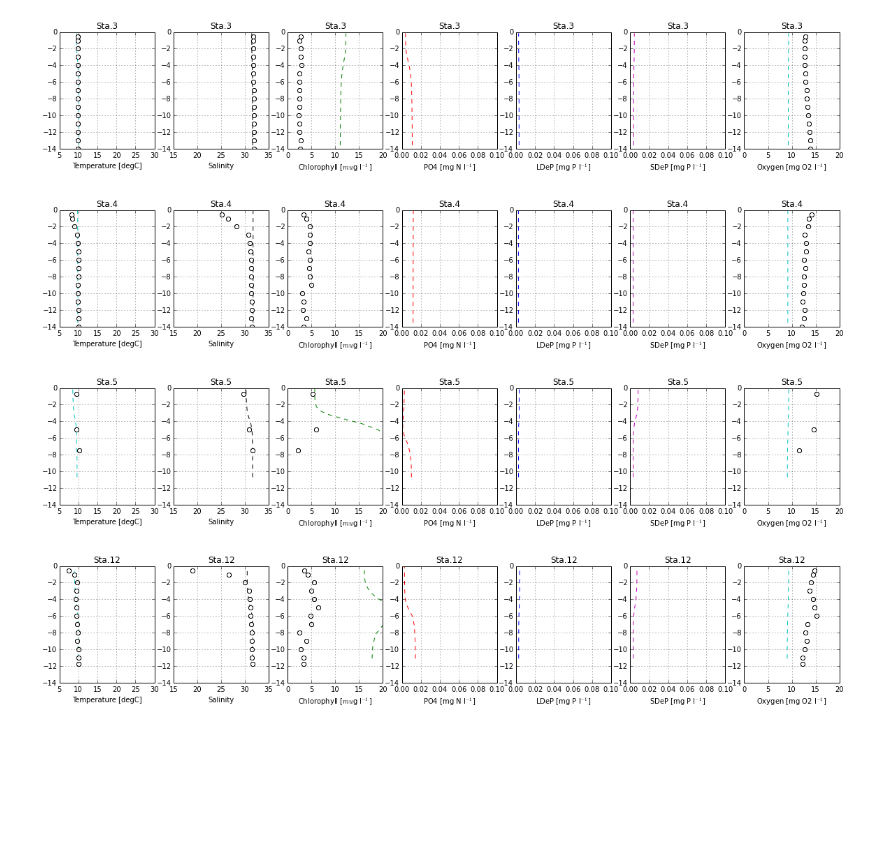
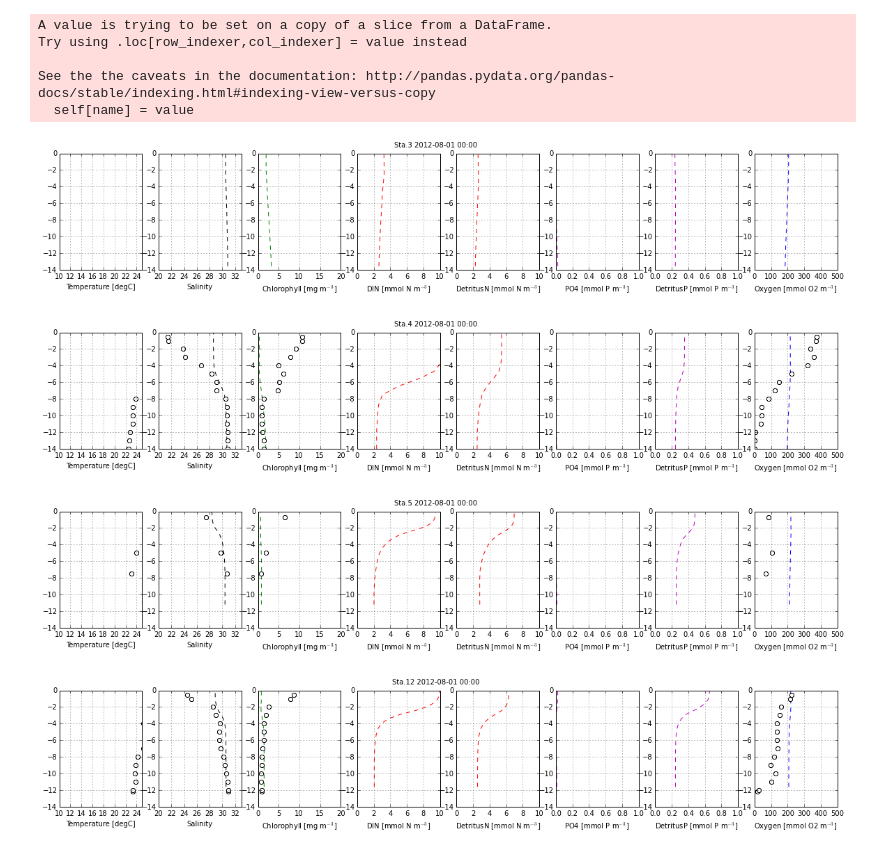
Before and after one commit to okadate/notebook, a Jupyter notebook: romspy/profiles.ipynb, the cells around one changed output. Drawn from its saved outputs; the diff is of its cells as text; code cells hidden in the pictures; blank space fills up the shorter version.

```diff
--- a/romspy/profiles.ipynb
+++ b/romspy/profiles.ipynb
@@ -5,18 +5,20 @@ import datetime as dt
 
 import romspy
 
-freefile = '/Users/teruhisa/mnt/apps/OB500_fennelP/NL04/ob500_sta.nc'
+freefile = '/Users/teruhisa/mnt/apps/OB500_fennelP/NL05/ob500_sta.nc'
 obsfile = '/Users/teruhisa/Dropbox/Data/ob500_obs_2012_obweb-2.nc'
 
 
 def profiles(station):
-    ax = romspy.profiles_mg.fennelP(time, station, freefile=freefile, obsfile=obsfile)
-    ax[0].set_xlim(5,30)
+    ax = romspy.profiles.fennelP(time, station, freefile=freefile, obsfile=obsfile)
+    ax[0].set_xlim(10,25)
+    ax[1].set_xlim(20,33)
     ax[2].set_xlim(0,20)
-    ax[3].set_xlim(0,0.1)
-    ax[4].set_xlim(0,0.1)
-    ax[5].set_xlim(0,0.1)
-    ax[6].set_xlim(0,20)
+    ax[3].set_xlim(0,10)
+    ax[4].set_xlim(0,10)
+    #ax[5].set_xlim(0,1.0)
+    #ax[6].set_xlim(0,1.0)
+    #ax[7].set_xlim(0,500)
 
-romspy.get_time(freefile)
+romspy.get_time(freefile, 'ends')
 # %% [output]
@@ -26,5 +28,5 @@ romspy.get_time(freefile)
 # %%
-time = dt.datetime(2012,1,29,0)
+time = dt.datetime(2012,8,1,0)
 
 for station in [3,4,5,12]:
     profiles(station)
@@ -46,6 +48,11 @@ for station in [3,4,5,12]:
 /Users/teruhisa/Dropbox/Data/ob500_obs_2012_obweb-2.nc
 2012-01-01 00:00:00 - 2013-01-01 23:00:00
+A value is trying to be set on a copy of a slice from a DataFrame.
+Try using .loc[row_indexer,col_indexer] = value instead
+
+See the the caveats in the documentation: http://pandas.pydata.org/pandas-docs/stable/indexing.html#indexing-view-versus-copy
+  self[name] = value
-[figure, old version]
+[figure, new version]
-[figure, old version]
+[figure, new version]
-[figure, old version]
+[figure, new version]
-[figure, old version]
+[figure, new version]
```
Also changed, not shown: parts of 2 cells of this notebook, 13 other files.
